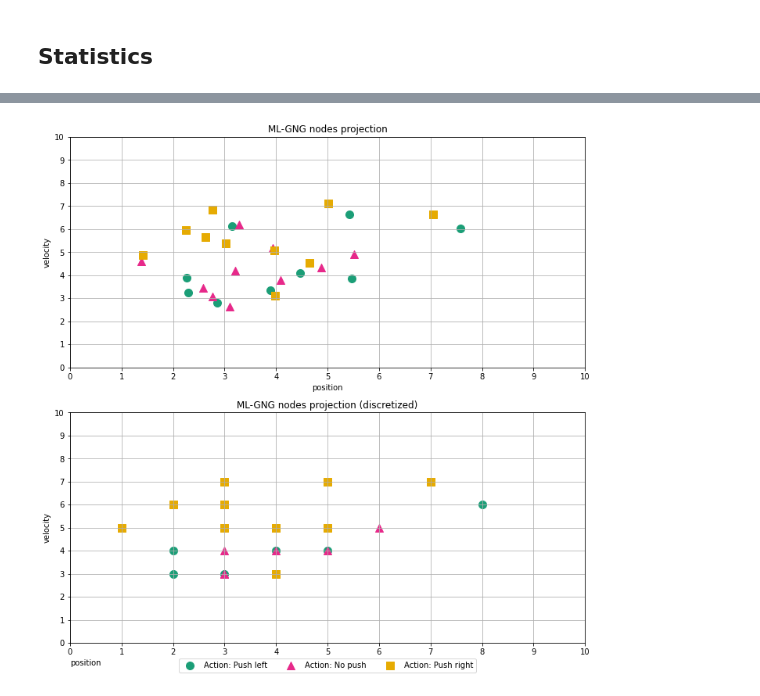
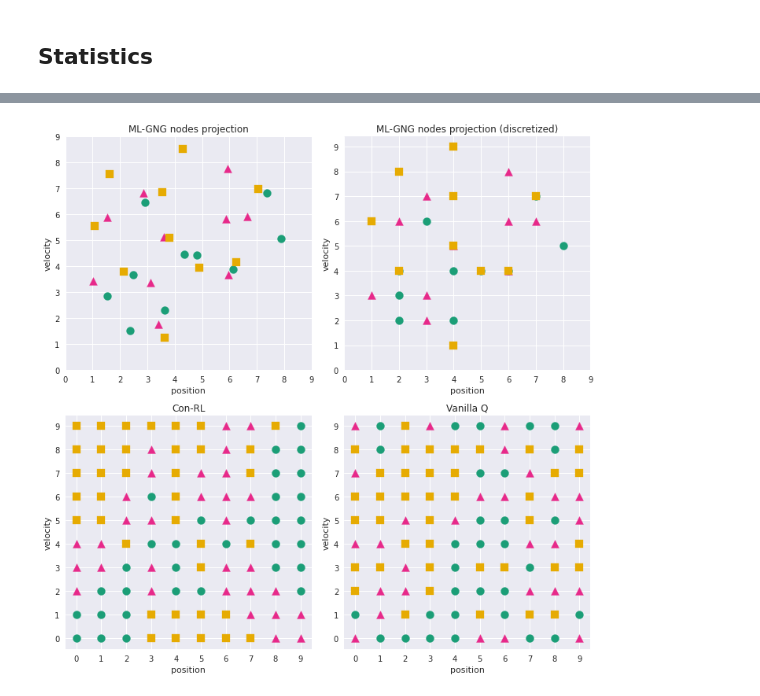
Before and after one commit to nhabbash/con-rl, a Jupyter notebook: notebooks/conrl/conrl_mountaincar.ipynb, the cells around one changed output, grey strips where cells are left out. Cells and saved outputs as stored; diff of their text form; code cells hidden in the pictures.

```diff
--- a/notebooks/conrl/conrl_mountaincar.ipynb
+++ b/notebooks/conrl/conrl_mountaincar.ipynb
@@ -64,12 +29,12 @@ visualize_samples(samples, discretized_samples, state_grid, env.observation_spac
 # %% [markdown]
 ## Q-Learning
 # %%
-env = gym.make('MountainCar-v0')
 state_size = (10, 10)
-window_size = (env.observation_space.high - env.observation_space.low)/state_size
+env = DiscretizationWrapper(gym.make('MountainCar-v0'), state_size)
+
 num_episodes = 500
 max_step = 1000
-env._max_episode_steps = max_step
+env.env._max_episode_steps = max_step
 
 q_params = {
     "gamma": 0.9,
@@ -129,0 +102,14 @@ Episode 400/500, Reward -153.0, Total steps 153.0, Epsilon: 0.10, Alpha: 0.10, T
+# %%
+stats_cr= {
+        "step":  np.zeros(num_episodes),
+        "cumulative_reward":  np.zeros(num_episodes),
+        "selector":    np.zeros(num_episodes),
+        "mlgng_nodes":      [],
+        "best_actions":     [],
+}
+
+conrl = ConRL(action_size=env.action_space.n, state_size=state_size, update_threshold=10)
+conrl.init_support(**q_params)
+conrl.init_mlgng(**mlgng_params)
+
+conrl.train(env, num_episodes, stats_cr)
@@ -253,29 +158,47 @@ plot_stats_comparison({"Vanilla Q": stats_q, "Con-RL": stats_cr})
 # %%
+nodes = conrl.mlgng.get_nodes()
 
-fig, ax = plt.subplots(nrows=2, figsize=(10, 10))
+fig, ax = plt.subplots(nrows=2, ncols=2, figsize=(10, 10))
+ax = ax.flatten()
 
-project_mlgng_actions(mlgng=conrl.mlgng,
-                        state_size=state_size,
-                        action_names=act_dict,
-                        symbols=act_symbol,
-                        colors=act_color,
-                        axis_names=["position", "velocity"],
-                        title="ML-GNG nodes projection",
-                        round=False,
-                        ax=ax[0],
-                        legend=False)
+project_nodes(nodes=nodes,
+            state_size=state_size,
+            action_names=act_dict,
+            symbols=act_symbol,
+            colors=act_color,
+            axis_names=["position", "velocity"],
+            title="ML-GNG nodes projection",
+            round=False,
+            def_plot=(fig, ax[0]))
 
-project_mlgng_actions(mlgng=conrl.mlgng,
-                        state_size=state_size,
-                        action_names=act_dict,
-                        symbols=act_symbol,
-                        colors=act_color,
-                        axis_names=["position", "velocity"],
-                        title="ML-GNG nodes projection (discretized)",
-                        round=True,
-                        ax=ax[1],)
+project_nodes(nodes=nodes,
+            state_size=state_size,
+            action_names=act_dict,
+            symbols=act_symbol,
+            colors=act_color,
+            axis_names=["position", "velocity"],
+            title="ML-GNG nodes projection (discretized)",
+            round=True,
+            def_plot=(fig, ax[1]),)
 
+project_nodes(nodes=conrl.get_best_actions(),
+            state_size=state_size,
+            action_names=act_dict,
+            symbols=act_symbol,
+            colors=act_color,
+            axis_names=["position", "velocity"],
+            title="Con-RL",
+            def_plot=(fig, ax[2]))
+
+project_nodes(nodes=q_agent.get_best_actions(),
+            state_size=state_size,
+            action_names=act_dict,
+            symbols=act_symbol,
+            colors=act_color,
+            axis_names=["position", "velocity"],
+            title="Vanilla Q",
+            def_plot=(fig, ax[3]))
 
 fig.tight_layout()
 # %% [output]
-[figure, old version]
+[figure, new version]
```
Also changed, not shown: parts of 26 cells of this notebook, 12 other files.
